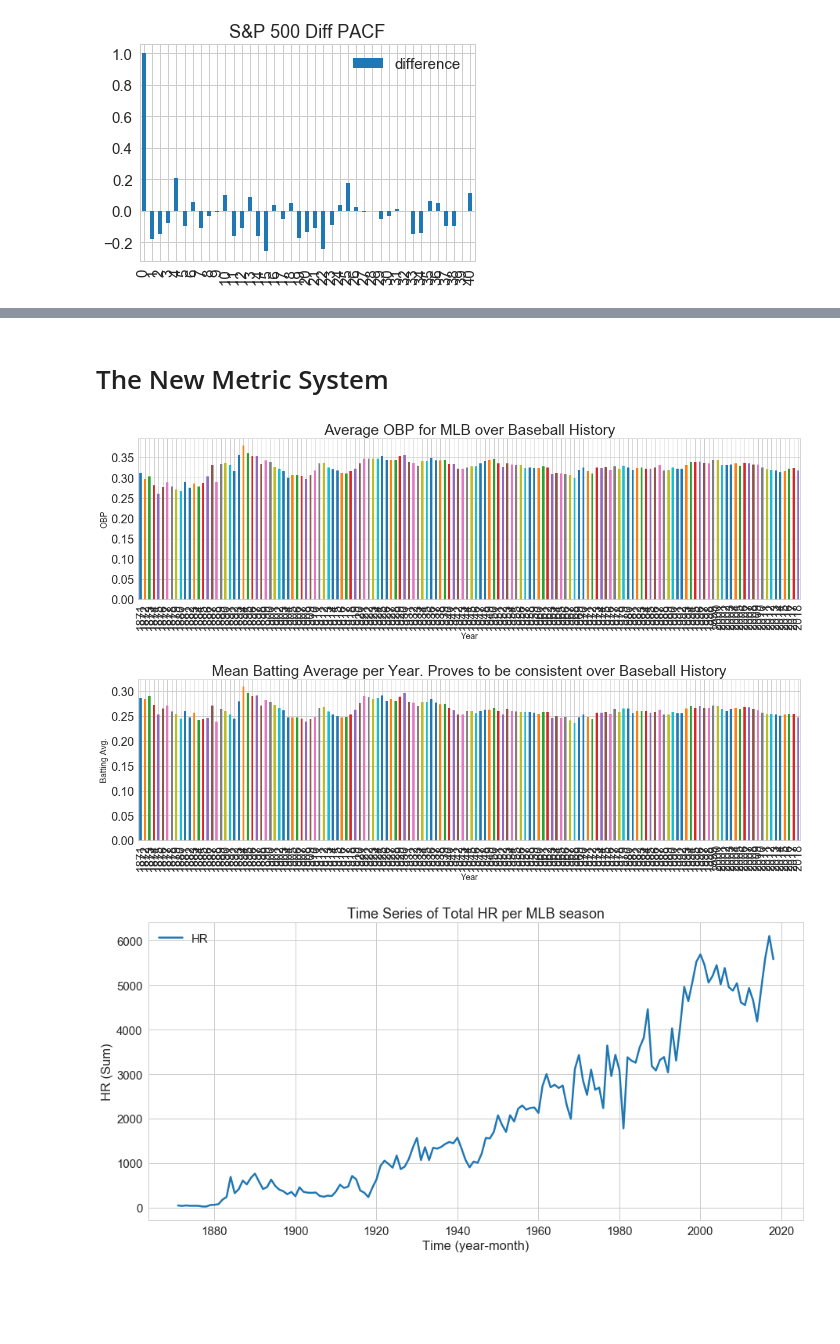
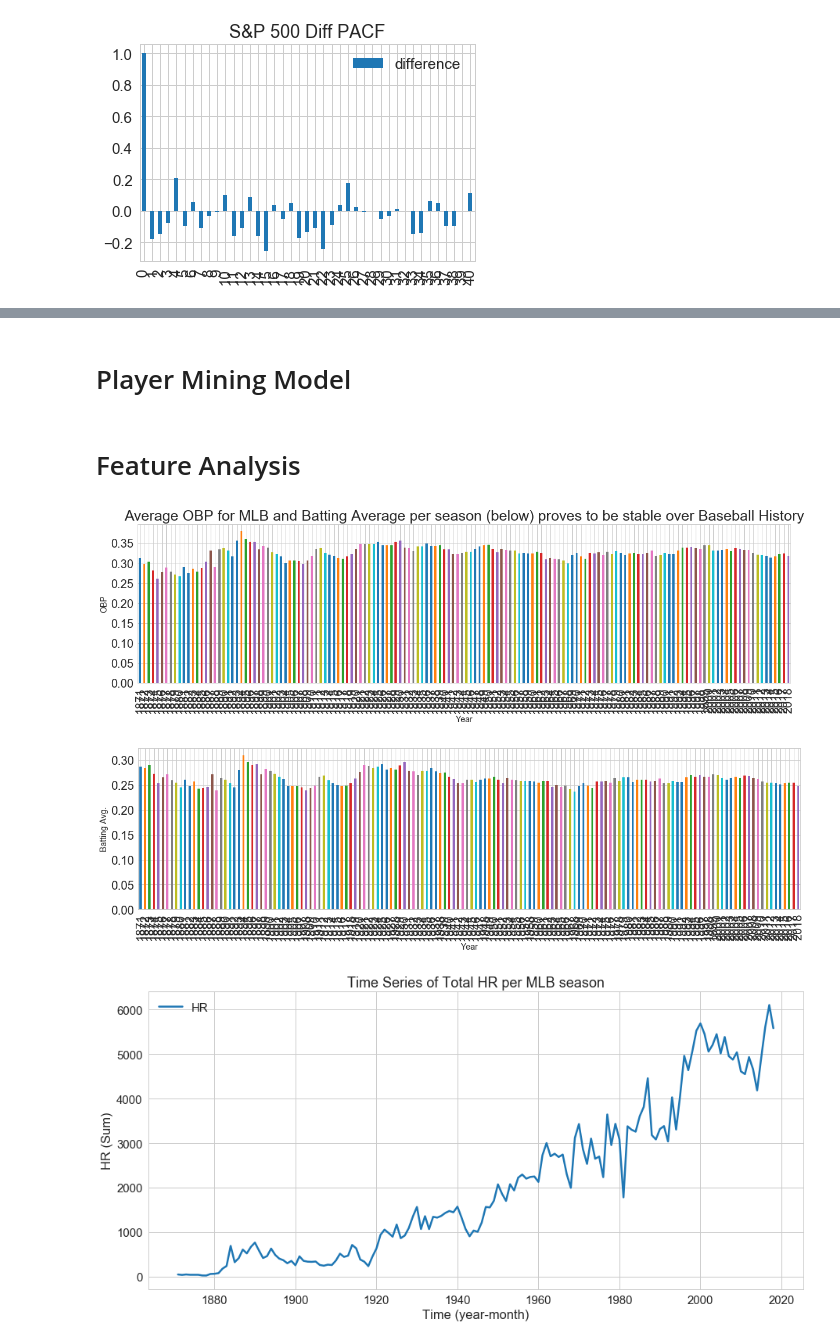
Before and after one commit to ezzanger/Supervised-Learning-Capstones, a Jupyter notebook: MLB Winning Optimization Machine.ipynb, the cells around one changed output, grey strips where cells are left out. Saved outputs shown, nothing was run; the diff lists cells and outputs as text; code cells hidden in the pictures; blank space fills up the shorter version.

```diff
--- a/MLB Winning Optimization Machine.ipynb
+++ b/MLB Winning Optimization Machine.ipynb
@@ -274,22 +275,24 @@ dtype: float64
-# %% [markdown]
-# The New Metric System
+# %% [markdown]
+# Player Mining Model
+# %% [markdown]
+# Feature Analysis
 # %%
 my_plot= Saber2['OBP'].plot(kind='bar',stacked=True,figsize=(20, 5),fontsize = (20))
-my_plot.set_title("Average OBP for MLB over Baseball History", fontsize = (25))
+my_plot.set_title("Average OBP for MLB and Batting Average per season (below) proves to be stable over Baseball History", fontsize = (25))
 my_plot.set_xlabel("Year", fontsize = (14))
 my_plot.set_ylabel("OBP", fontsize = (14))
 plt.show()
 
 
 
 my_plot= Saber2['BA'].plot(kind='bar',stacked=True,figsize=(20, 5),fontsize = (20))
-my_plot.set_title("Mean Batting Average per Year. Proves to be consistent over Baseball History", fontsize = (25))
+#my_plot.set_title("Mean Batting Average per Year proves to be consistent over Baseball History", fontsize = (25))
 my_plot.set_xlabel("Year", fontsize = (14))
 my_plot.set_ylabel("Batting Avg.", fontsize = (14))
 plt.show()
 # %% [output]
-[figure, old version]
+[figure, new version]
-[figure, old version]
+[figure, new version]
 # %%
 Saber2.index = Saber2['Year']
 ts = Saber2['HR']
```
Also changed, not shown: parts of 34 cells of this notebook.
